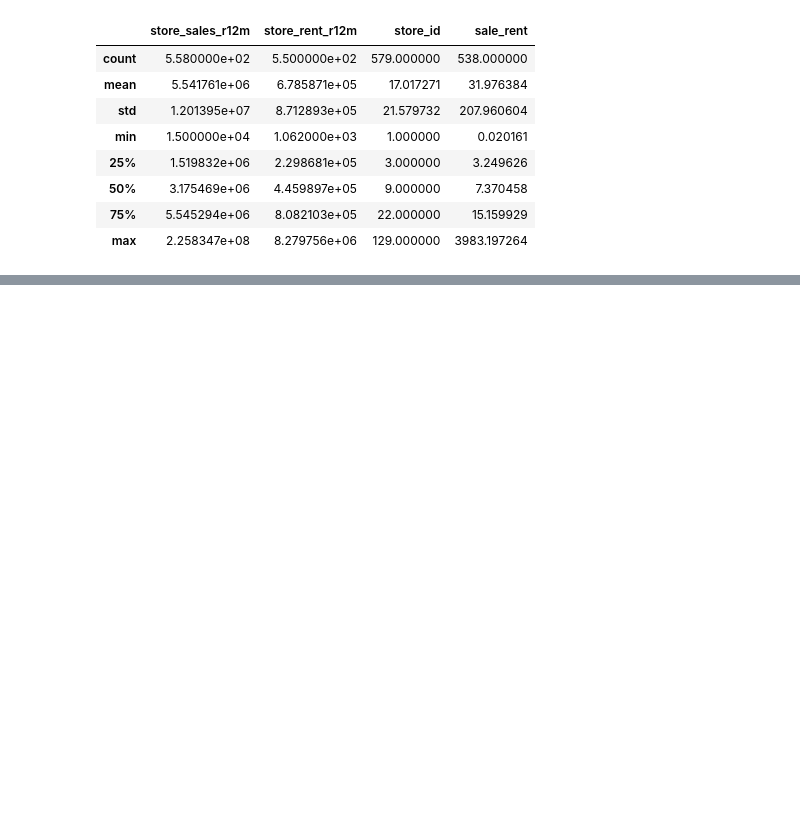
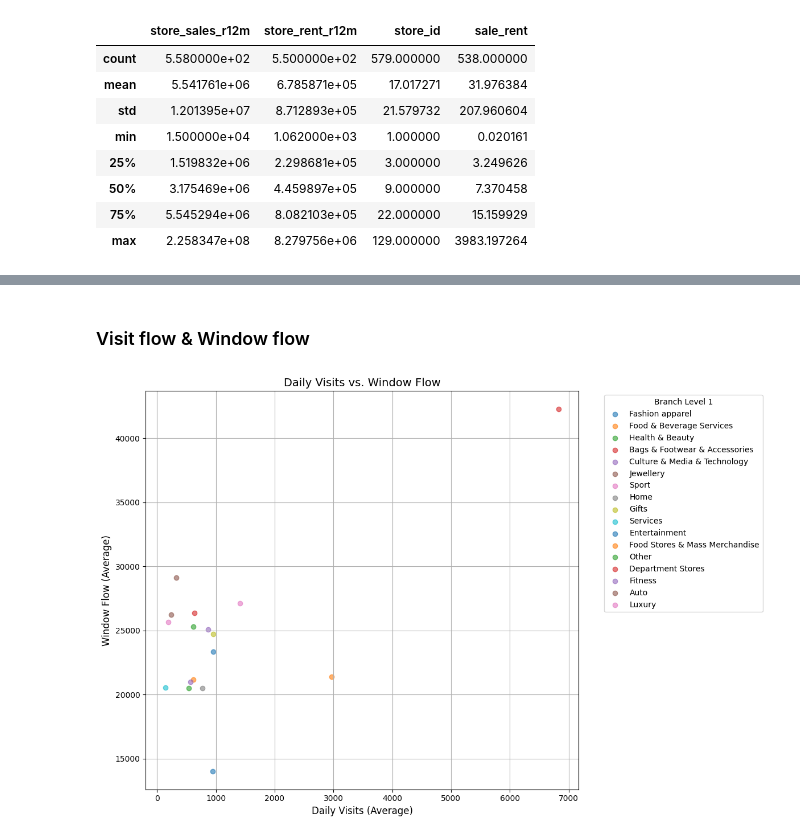
Before and after one commit to JokyHub/Data-Challenge-URW-HEC, a Jupyter notebook: notebook-rong.ipynb, the cells around one changed output, grey strips where cells are left out. Cells and saved outputs as stored; diff of their text form; code cells hidden in the pictures; blank space fills up the shorter version.

```diff
--- a/notebook-rong.ipynb
+++ b/notebook-rong.ipynb
@@ -727,0 +936,15 @@ store_mall_group.describe()
+# %%
+import pandas as pd
+
+# Calculate daily visits per area
+visit_groupby_branch['visits_per_area'] = (
+    visit_groupby_branch['store_visits_daily_average'] / visit_groupby_branch['store_area']
+)
+
+# Sort the branches by visits_per_area in descending order
+sorted_visits_per_area = visit_groupby_branch[['store_branch_level_1', 'visits_per_area']].sort_values(
+    by='visits_per_area', ascending=False
+)
+
+# Display the sorted result
+print(sorted_visits_per_area)
@@ -727,0 +970,24 @@ store_mall_group.describe()
+# %% [markdown]
+### Visit flow & Window flow
+# %%
+# window vs visit
+plt.figure(figsize=(12, 8))
+
+# Simple scatter plot
+for i, branch in enumerate(visit_groupby_branch['store_branch_level_1']):
+    plt.scatter(visit_groupby_branch['store_visits_daily_average'].iloc[i],
+                visit_groupby_branch['store_window_flow_daily_average'].iloc[i],
+                label=branch, alpha=0.6)
+
+plt.title('Daily Visits vs. Window Flow', fontsize=14)
+plt.xlabel('Daily Visits (Average)', fontsize=12)
+plt.ylabel('Window Flow (Average)', fontsize=12)
+plt.grid(True)
+
+# Add legend
+plt.legend(title='Branch Level 1', bbox_to_anchor=(1.05, 1), loc='upper left')
+
+plt.tight_layout()
+plt.show()
+# %% [output]
+[figure, added]
```
Also changed, not shown: parts of 33 cells of this notebook.
